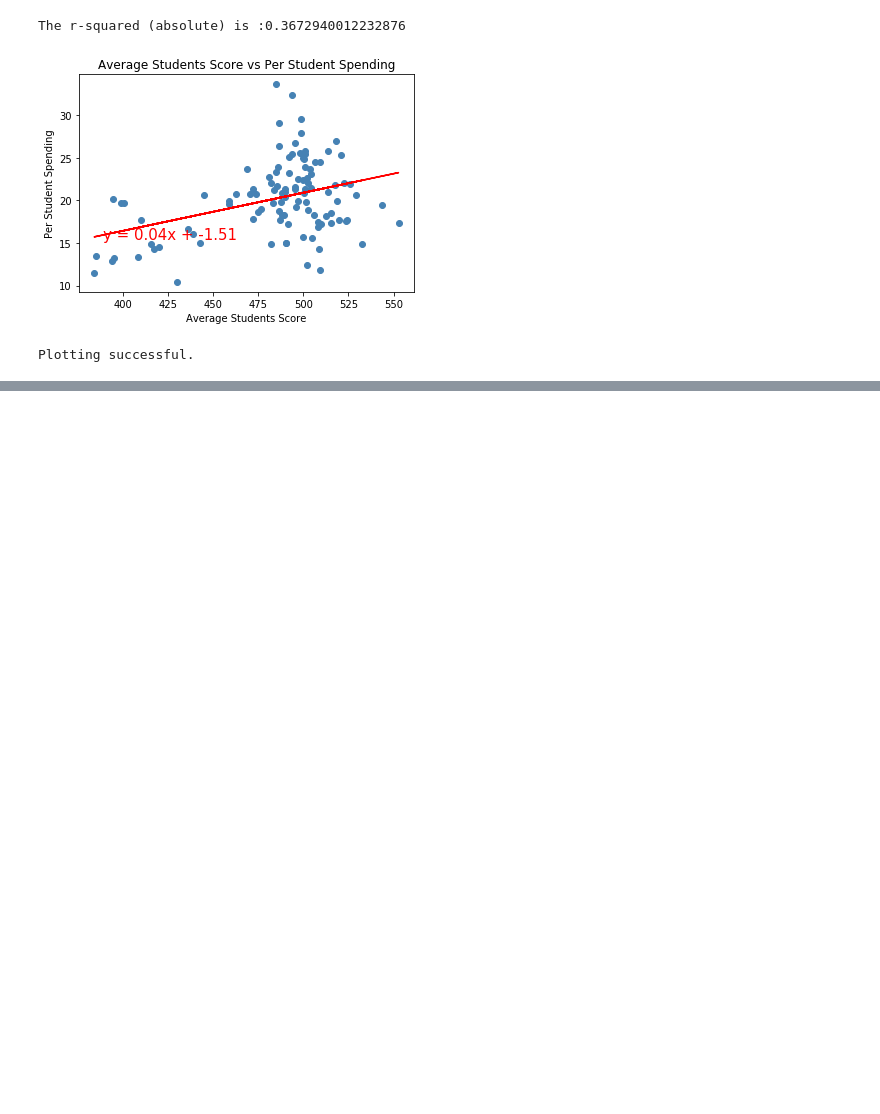
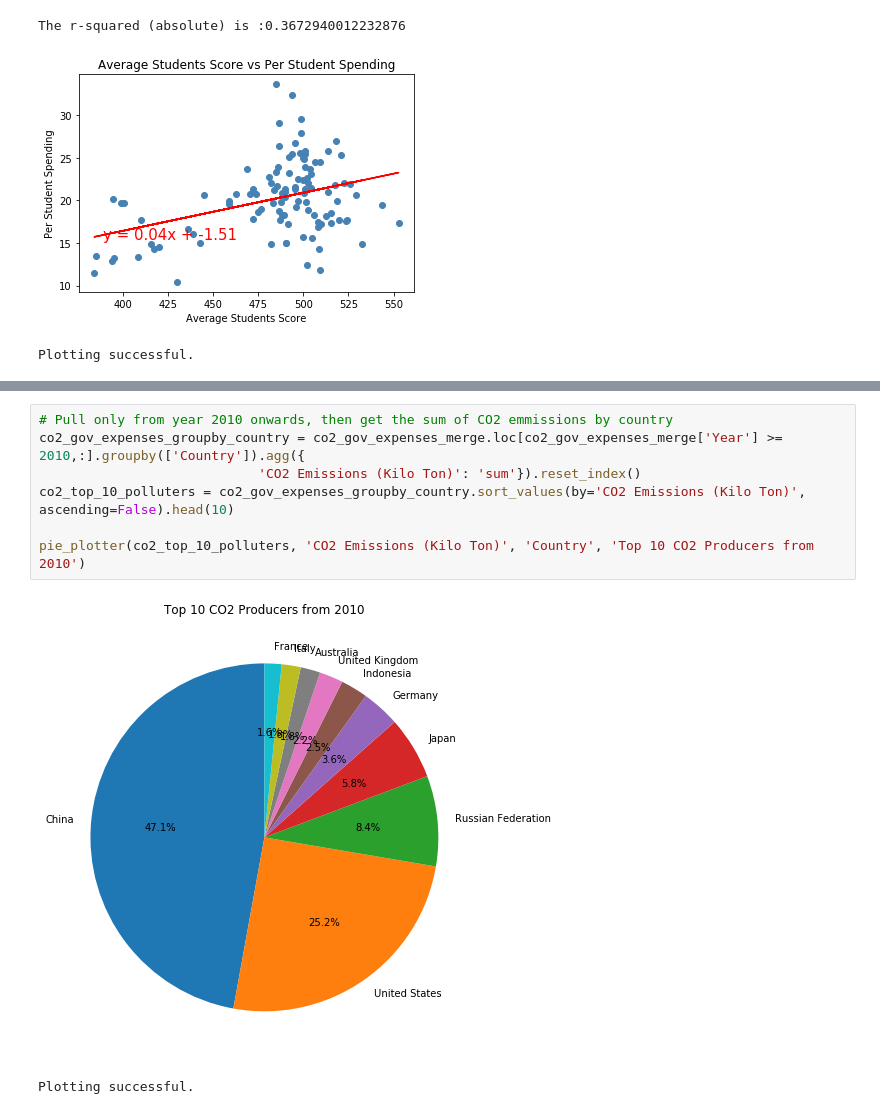
Before and after one commit to brettkfuller/govspending_project1_team5, a Jupyter notebook: project1_team5_mav.ipynb, the cells around one changed output, grey strips where cells are left out. Cells and saved outputs as stored; diff of their text form; blank space fills up the shorter version.

```diff
--- a/project1_team5_mav.ipynb
+++ b/project1_team5_mav.ipynb
@@ -258,0 +439,10 @@ dtype: float64
+# %%
+# Pull only from year 2010 onwards, then get the sum of CO2 emmissions by country
+co2_gov_expenses_groupby_country = co2_gov_expenses_merge.loc[co2_gov_expenses_merge['Year'] >= 2010,:].groupby(['Country']).agg({
+                            'CO2 Emissions (Kilo Ton)': 'sum'}).reset_index()
+co2_top_10_polluters = co2_gov_expenses_groupby_country.sort_values(by='CO2 Emissions (Kilo Ton)', ascending=False).head(10)
+
+pie_plotter(co2_top_10_polluters, 'CO2 Emissions (Kilo Ton)', 'Country', 'Top 10 CO2 Producers from 2010')
+# %% [output]
+[figure, added]
+Plotting successful.
```
Also changed, not shown: parts of 23 cells of this notebook, 3 other files.
